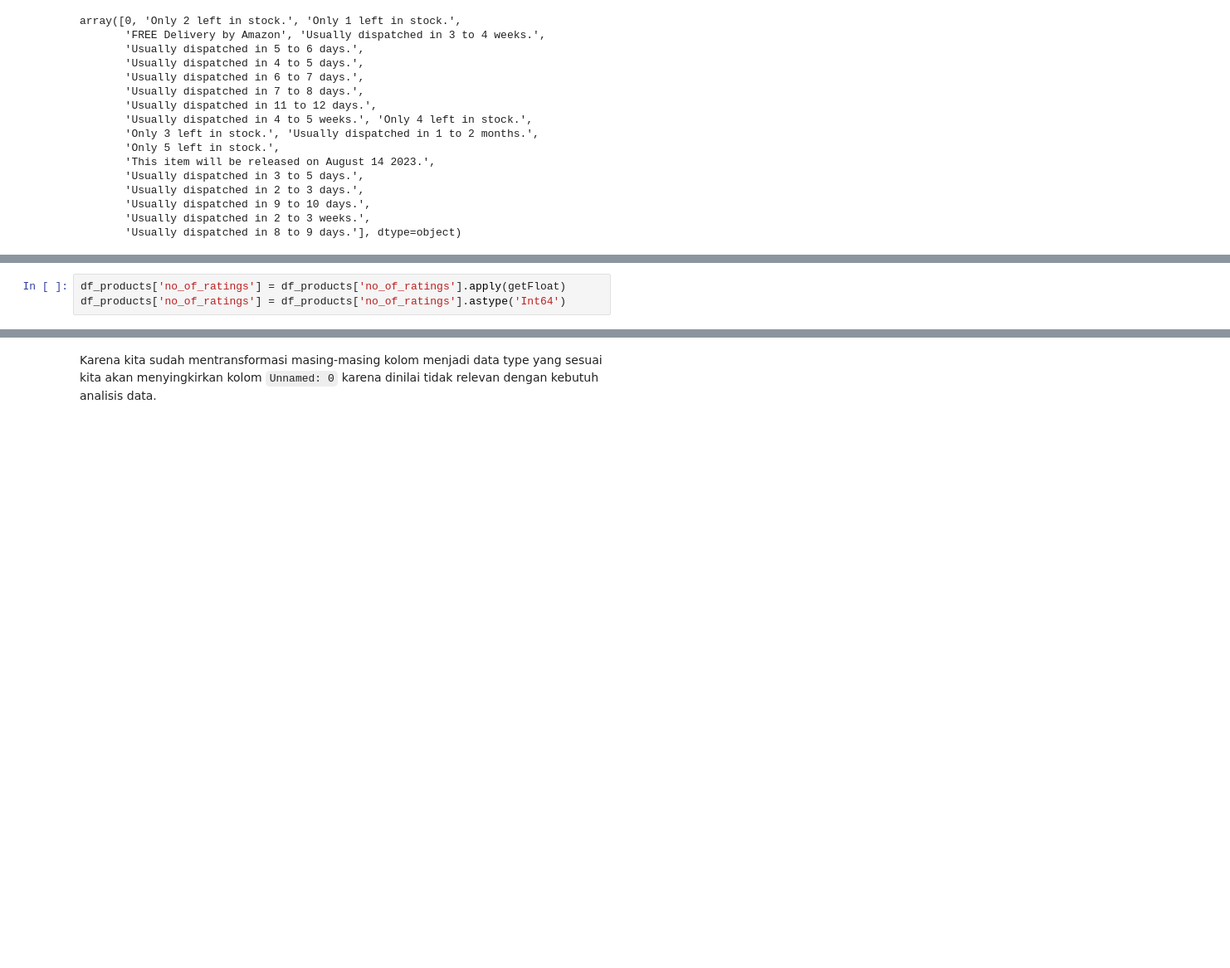
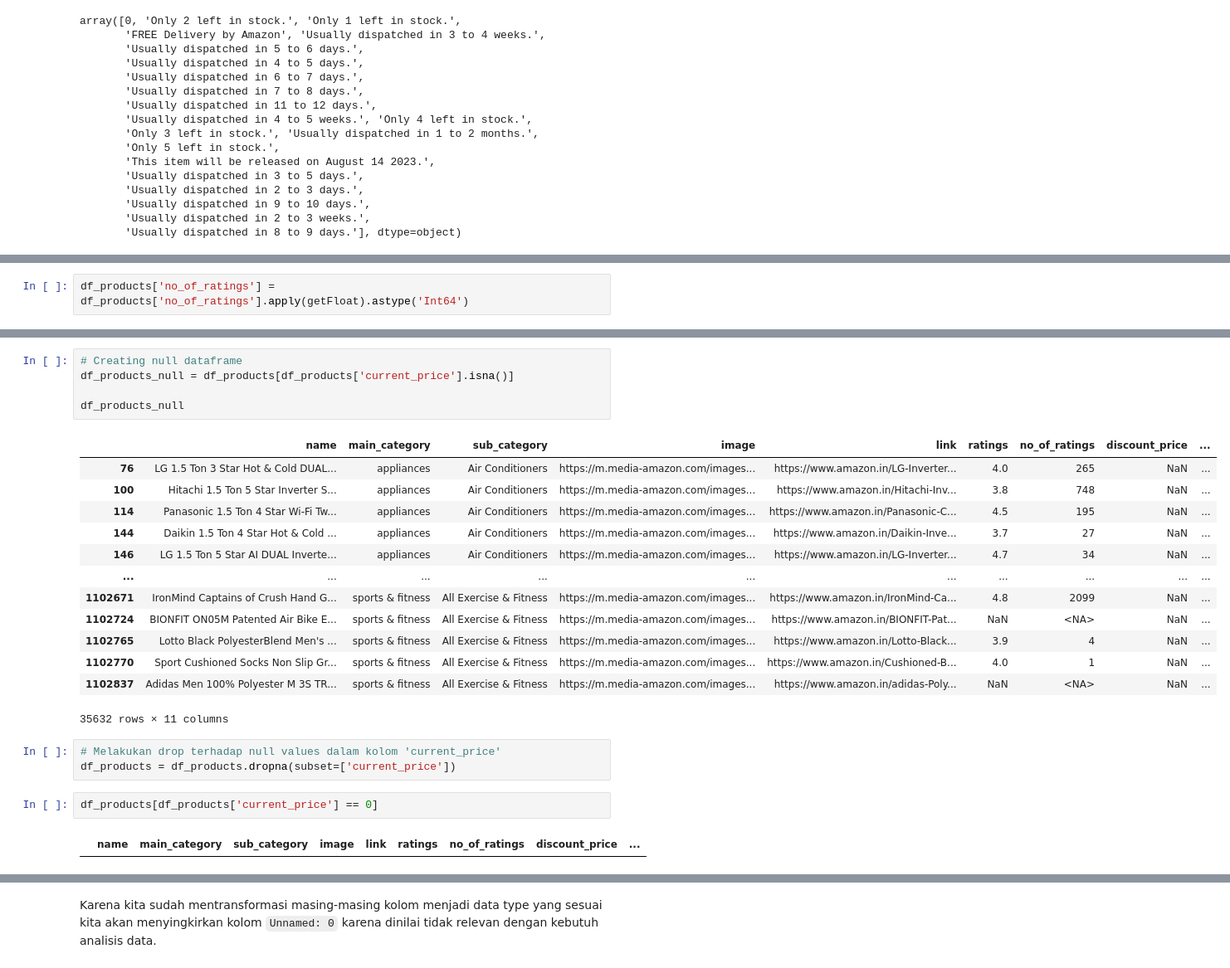
Before and after one commit to icanooooo/capstone_project_1, a Jupyter notebook: products.ipynb, the cells around one changed output, grey strips where cells are left out. Shown at 83% size. Cells and saved outputs as stored; diff of their text form; blank space fills up the shorter version.

```diff
--- a/products.ipynb
+++ b/products.ipynb
@@ -146,5 +144,4 @@ array([0, 'Only 2 left in stock.', 'Only 1 left in stock.',
 # %%
-df_products['no_of_ratings'] = df_products['no_of_ratings'].apply(getFloat)
-df_products['no_of_ratings'] = df_products['no_of_ratings'].astype('Int64')
+df_products['no_of_ratings'] = df_products['no_of_ratings'].apply(getFloat).astype('Int64')
 # %%
 # Bersihkan string agar dapat diubah
@@ -182,0 +180,26 @@ df_products[df_products['discount_price'].isnull()].head()
+# %%
+# Creating null dataframe
+df_products_null = df_products[df_products['current_price'].isna()]
+
+df_products_null
+# %% [output]
+|  | name | main_category | sub_category | image | link | ratings | no_of_ratings | discount_price | ... |
+| 76 | LG 1.5 Ton 3 Star Hot & Cold DUAL... | appliances | Air Conditioners | https://m.media-amazon.com/images... | https://www.amazon.in/LG-Inverter... | 4.0 | 265 | NaN | ... |
+| 100 | Hitachi 1.5 Ton 5 Star Inverter S... | appliances | Air Conditioners | https://m.media-amazon.com/images... | https://www.amazon.in/Hitachi-Inv... | 3.8 | 748 | NaN | ... |
+| 114 | Panasonic 1.5 Ton 4 Star Wi-Fi Tw... | appliances | Air Conditioners | https://m.media-amazon.com/images... | https://www.amazon.in/Panasonic-C... | 4.5 | 195 | NaN | ... |
+| 144 | Daikin 1.5 Ton 4 Star Hot & Cold ... | appliances | Air Conditioners | https://m.media-amazon.com/images... | https://www.amazon.in/Daikin-Inve... | 3.7 | 27 | NaN | ... |
+| 146 | LG 1.5 Ton 5 Star AI DUAL Inverte... | appliances | Air Conditioners | https://m.media-amazon.com/images... | https://www.amazon.in/LG-Inverter... | 4.7 | 34 | NaN | ... |
+| ... | ... | ... | ... | ... | ... | ... | ... | ... | ... |
+| 1102671 | IronMind Captains of Crush Hand G... | sports & fitness | All Exercise & Fitness | https://m.media-amazon.com/images... | https://www.amazon.in/IronMind-Ca... | 4.8 | 2099 | NaN | ... |
+| 1102724 | BIONFIT ON05M Patented Air Bike E... | sports & fitness | All Exercise & Fitness | https://m.media-amazon.com/images... | https://www.amazon.in/BIONFIT-Pat... | NaN | <NA> | NaN | ... |
+| 1102765 | Lotto Black PolyesterBlend Men's ... | sports & fitness | All Exercise & Fitness | https://m.media-amazon.com/images... | https://www.amazon.in/Lotto-Black... | 3.9 | 4 | NaN | ... |
+| 1102770 | Sport Cushioned Socks Non Slip Gr... | sports & fitness | All Exercise & Fitness | https://m.media-amazon.com/images... | https://www.amazon.in/Cushioned-B... | 4.0 | 1 | NaN | ... |
+| 1102837 | Adidas Men 100% Polyester M 3S TR... | sports & fitness | All Exercise & Fitness | https://m.media-amazon.com/images... | https://www.amazon.in/adidas-Poly... | NaN | <NA> | NaN | ... |
+35632 rows × 11 columns
+# %%
+# Melakukan drop terhadap null values dalam kolom 'current_price'
+df_products = df_products.dropna(subset=['current_price'])
+# %%
+df_products[df_products['current_price'] == 0]
+# %% [output]
+|  | name | main_category | sub_category | image | link | ratings | no_of_ratings | discount_price | ... |
```
Also changed, not shown: parts of 40 cells of this notebook.
